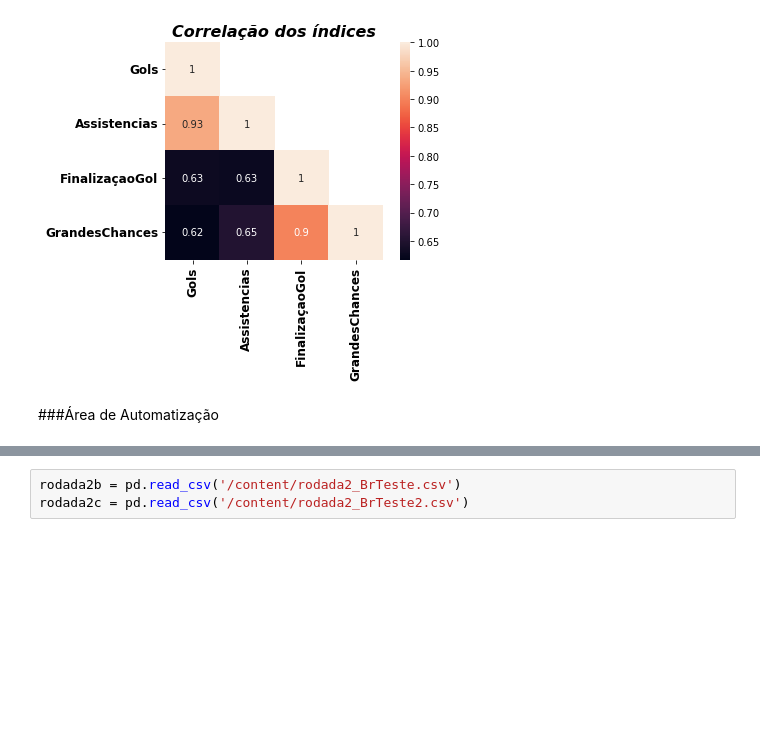
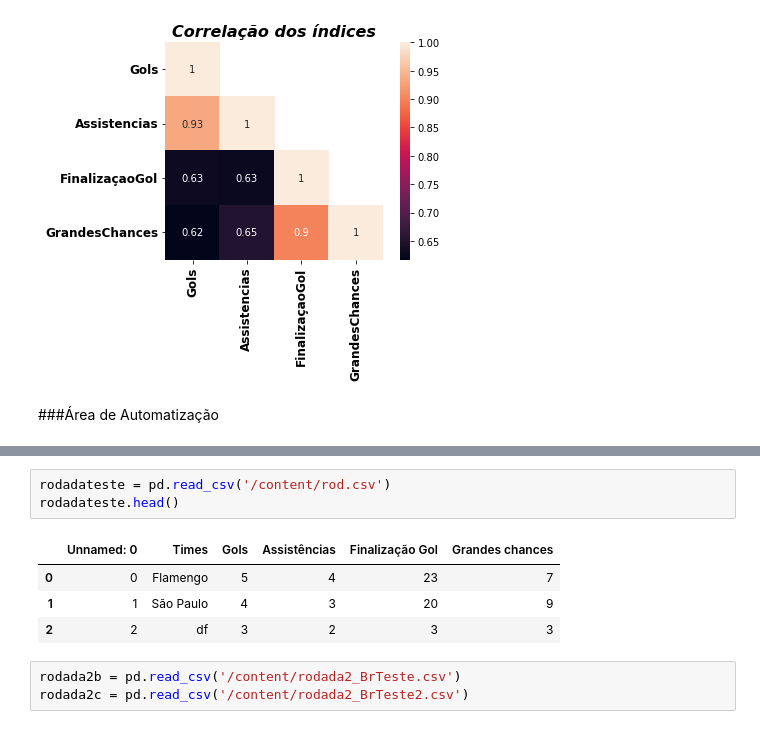
Before and after one commit to AzediasFabiano/TreinoVagaMercado, a Jupyter notebook: AnaliseFutBr.ipynb, the cells around one changed output, grey strips where cells are left out. Saved outputs shown, nothing was run; the diff lists cells and outputs as text; blank space fills up the shorter version.

```diff
--- a/AnaliseFutBr.ipynb
+++ b/AnaliseFutBr.ipynb
@@ -176,3 +181,11 @@ rodada2.head()
+# %%
+rodadateste = pd.read_csv('/content/rod.csv')
+rodadateste.head()
+# %% [output]
+|  | Unnamed: 0 | Times | Gols | Assistências | Finalização Gol | Grandes chances |
+| 0 | 0 | Flamengo | 5 | 4 | 23 | 7 |
+| 1 | 1 | São Paulo | 4 | 3 | 20 | 9 |
+| 2 | 2 | df | 3 | 2 | 3 | 3 |
 # %%
 rodada2b = pd.read_csv('/content/rodada2_BrTeste.csv')
 rodada2c = pd.read_csv('/content/rodada2_BrTeste2.csv')
```
Also changed, not shown: parts of 4 cells of this notebook.
